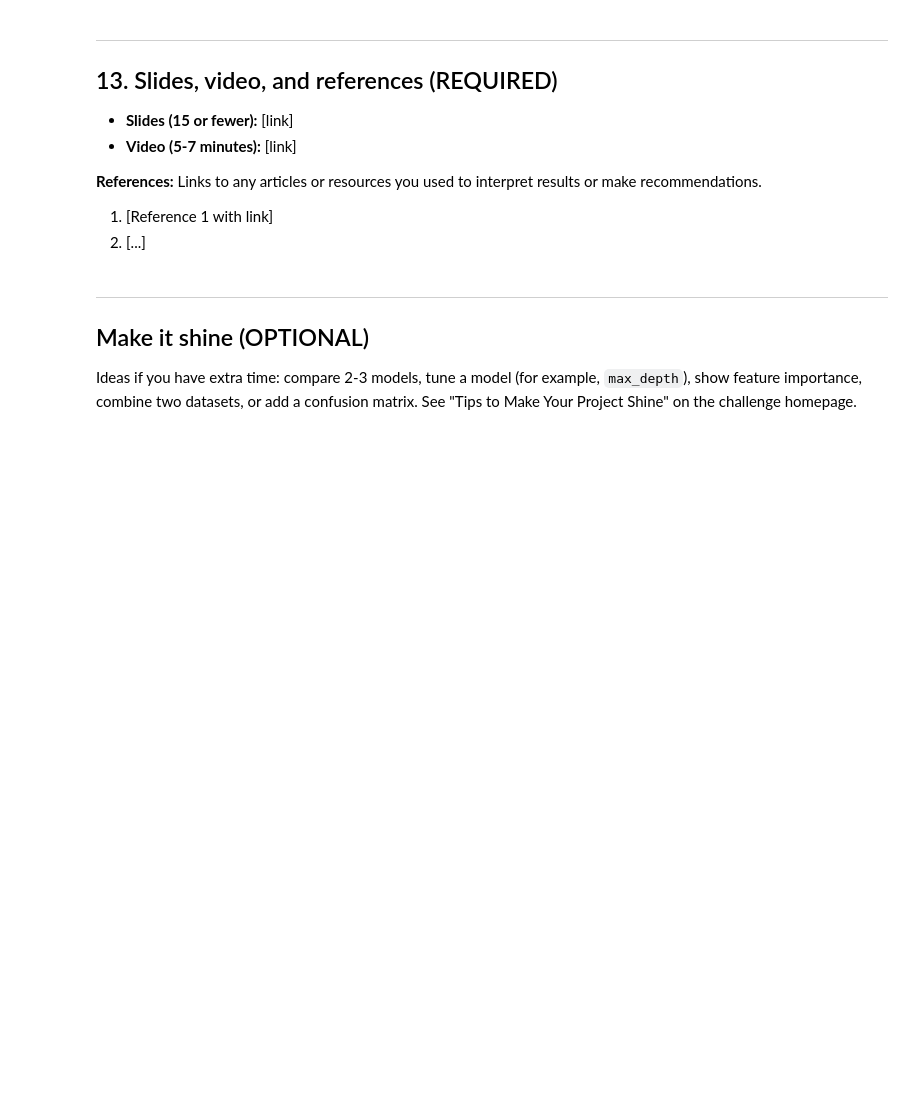
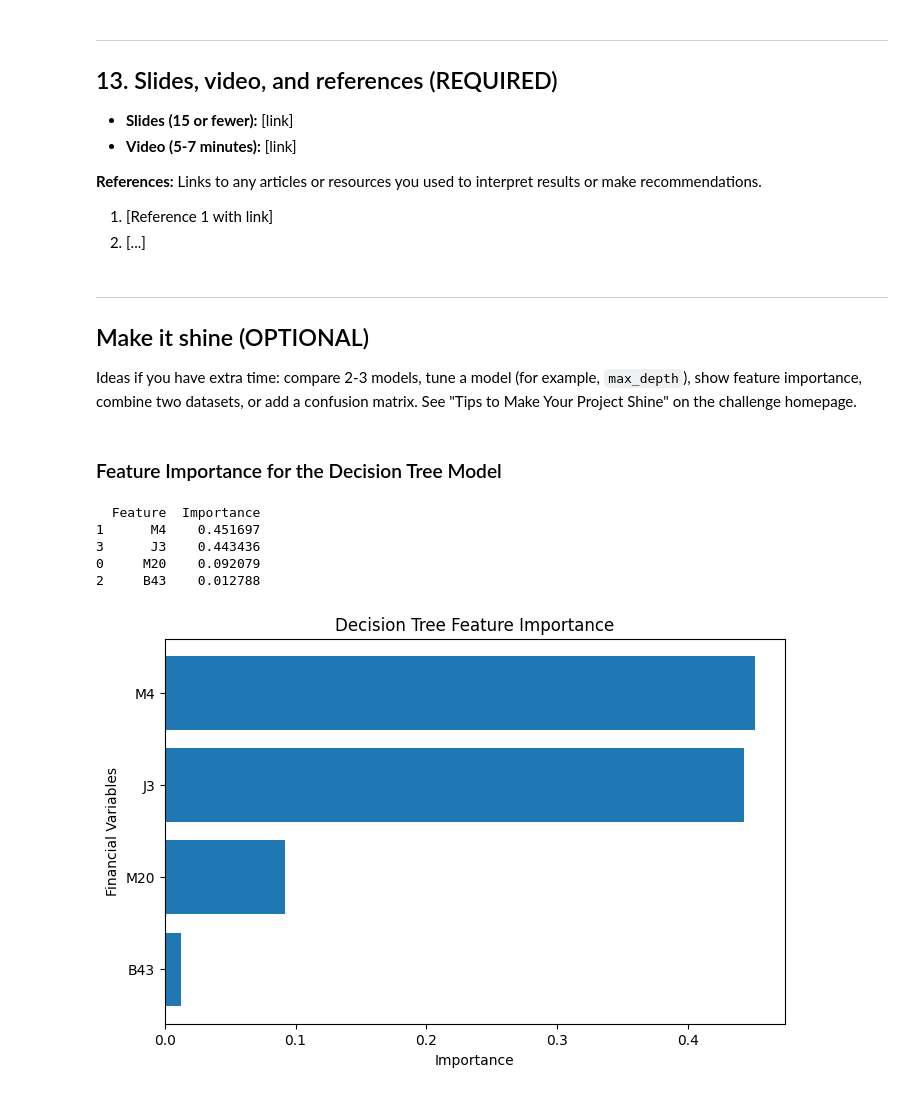
Before and after one commit to aryanalavade/college-student-financial-preparedness, a Jupyter notebook: notebooks/financial_preparedness_analysis.ipynb, the cells around one changed output. Drawn from its saved outputs; the diff is of its cells as text; code cells hidden in the pictures; blank space fills up the shorter version.

Commit message:
Add feature importance

```diff
--- a/notebooks/financial_preparedness_analysis.ipynb
+++ b/notebooks/financial_preparedness_analysis.ipynb
@@ -458,3 +458,38 @@ Colleges, universities and student financial literacy organizations could use th
 ---
 ## Make it shine (OPTIONAL)
 Ideas if you have extra time: compare 2-3 models, tune a model (for example, `max_depth`), show feature importance, combine two datasets, or add a confusion matrix. See "Tips to Make Your Project Shine" on the challenge homepage.
+# %% [markdown]
+### Feature Importance for the Decision Tree Model
+# %%
+# get the Decision Tree classifier from the pipeline
+tree = model_2.named_steps['decisiontreeclassifier']
+
+# calculate feature importance
+importance = pd.DataFrame({
+    "Feature": X_train.columns,
+    "Importance": tree.feature_importances_
+})
+
+importance = importance.sort_values(
+    by="Importance", ascending=False
+)
+
+print(importance)
+
+# visualize feature importance
+import matplotlib.pyplot as plt
+
+plt.figure(figsize=(8, 5))
+plt.barh(importance["Feature"], importance["Importance"])
+plt.xlabel("Importance")
+plt.ylabel("Financial Variables")
+plt.title("Decision Tree Feature Importance")
+plt.gca().invert_yaxis()
+plt.show()
+# %% [output]
+  Feature  Importance
+1      M4    0.451697
+3      J3    0.443436
+0     M20    0.092079
+2     B43    0.012788
+[figure, added]
```
